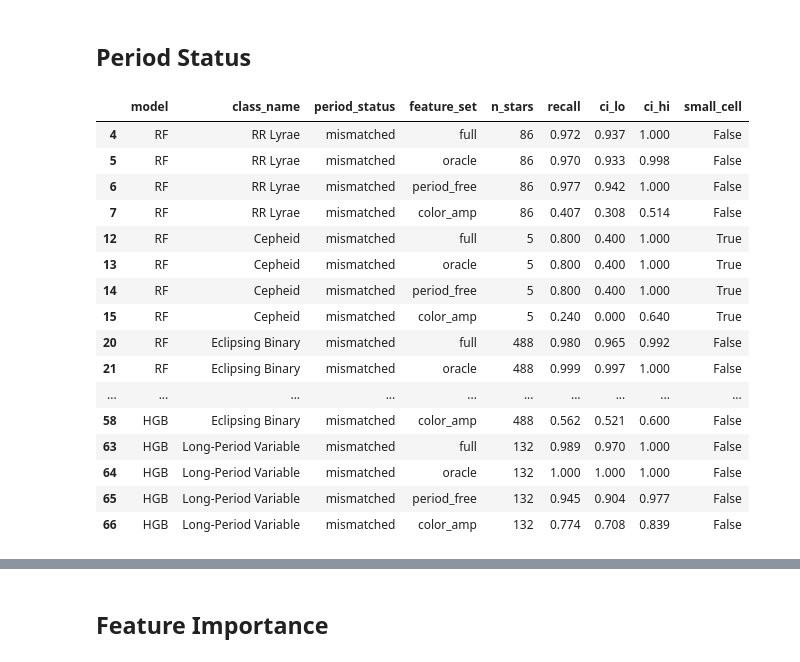
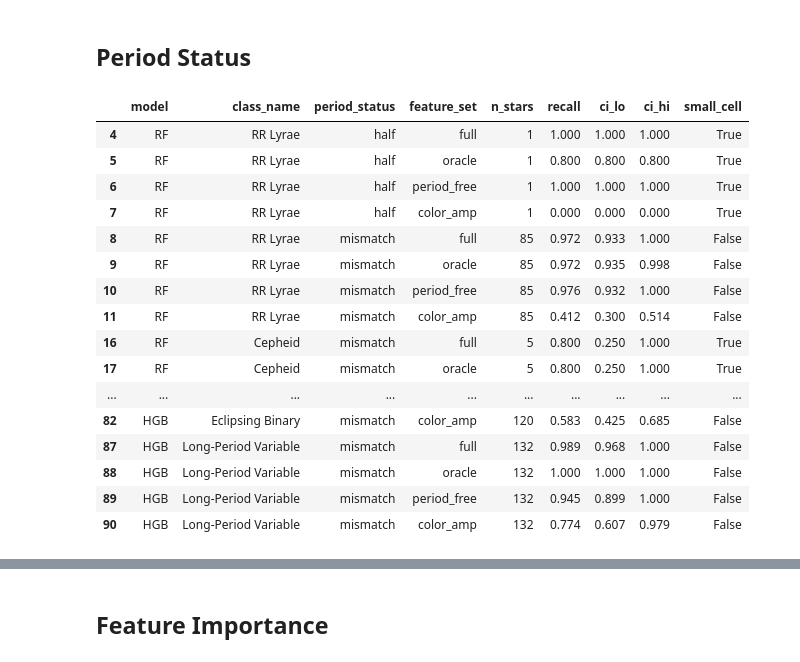
Before and after one commit to sumaitate/gaia-varstars, a Jupyter notebook: notebooks/0475_gaia_modeling.ipynb, the cells around one changed output, grey strips where cells are left out. Saved outputs shown, nothing was run; the diff lists cells and outputs as text; code cells hidden in the pictures.

```diff
--- a/notebooks/0475_gaia_modeling.ipynb
+++ b/notebooks/0475_gaia_modeling.ipynb
@@ -32,7 +32,7 @@ for path in (root / "src", root):
         sys.path.insert(0, str(path))
 
 from gaia_variable_stars.config import (
-    CLASSES, CV_FILE, FEATURE_FILE, FIGURES_ROOT, FOLDS,
+    CLASSES, CLEAN_FILE, CV_FILE, FEATURE_FILE, FIGURES_ROOT, FOLDS,
     MIN_POINTS, MODEL_FILE, MODELS_ROOT, PRED_FILE,
     RANK_FILE, SEED, SOURCE_FILE,
 )
@@ -40,6 +40,7 @@ from gaia_variable_stars.config import (
 FE_FEATURE_FILE = FEATURE_FILE.with_name("gaia_features_fe.csv")
 FE_VALIDATION_FILE = FEATURE_FILE.with_name("gaia_period_validation_fe.csv")
 FE_ORACLE_FILE = FEATURE_FILE.with_name("gaia_features_fe_oracle.csv")
+LABEL_FILE = FEATURE_FILE.with_name("gaia_label_confidence.csv")
 
 EXTRA_ROOT = MODELS_ROOT / "gaia_classification"
 PLOT_ROOT = FIGURES_ROOT / "gaia_classification"
@@ -341,7 +342,7 @@ REDUNDANCY = ["drop_magnitude_std", "drop_amplitude", "drop_fourier_amp"]
 predictions = {}
 
 for name in ["RF", "HGB"]:
-    for variant in MAIN + ABLATION + REDUNDANCY:
+    for variant in MAIN + ABLATION + REDUNDANCY + FAMILY_DROPS:
         predictions[(name, variant)] = predict_oof(name, variant)
         print(f"{name}: {variant}")
 
@@ -631,16 +716,38 @@ display(redundancy.round(4))
 stars["n_obs_bin"] = pd.qcut(stars["n_epochs"], 3, labels=["low", "medium", "high"])
 stars["g_mag_bin"] = pd.qcut(stars["g_mean_magnitude"], 3, labels=["bright", "middle", "faint"])
 
-robust_rows = []
+SUBSETS = (
+    [("n_obs_bin", level, stars["n_obs_bin"].eq(level).to_numpy()) for level in stars["n_obs_bin"].cat.categories]
+    + [("g_mag_bin", level, stars["g_mag_bin"].eq(level).to_numpy()) for level in stars["g_mag_bin"].cat.categories]
+    + [
+        ("label_cohort", "general_class_agrees", stars["matches_general_class"].to_numpy()),
+        ("label_cohort", "score>=0.5", (stars["best_class_score"] >= 0.5).to_numpy()),
+        ("label_cohort", "score>=0.9", (stars["best_class_score"] >= 0.9).to_numpy()),
+    ]
+)
+
+robust_rows, class_rows = [], []
 for name in ["RF", "HGB"]:
     for variant in ["full", "C_timedomain", "D_full"]:
-        for bin_col in ["n_obs_bin", "g_mag_bin"]:
-            for level in stars[bin_col].cat.categories:
-                mask = stars[bin_col].eq(level).to_numpy()
-                robust_rows.append({"model": name, "feature_set": variant, "bin": bin_col,
-                                    "level": level, **bootstrap_metrics(name, variant, mask)})
+        for bin_name, level, mask in SUBSETS:
+            counts = {f"n_{c}": int((mask & (truth_all == CLASS_INDEX[c])).sum()) for c in CLASSES}
+            robust_rows.append({
+                "model": name, "feature_set": variant, "bin": bin_name, "level": str(level),
+                **counts, "small_class": min(counts.values()) < MIN_CELL,
+                **bootstrap_metrics(name, variant, mask),
+            })
+            for c in CLASSES:
+                chosen = mask & (truth_all == CLASS_INDEX[c])
+                class_rows.append({
+                    "model": name, "feature_set": variant, "bin": bin_name, "level": str(level),
+                    "class_name": c, "n_stars": int(chosen.sum()),
+                    "recall": (PRED[(name, variant)][:, chosen] == CLASS_INDEX[c]).mean() if chosen.any() else np.nan,
+                })
 
 robustness = pd.DataFrame(robust_rows)
+robustness_class = pd.DataFrame(class_rows)
 robustness.to_csv(EXTRA_ROOT / "robustness.csv", index=False)
+robustness_class.to_csv(EXTRA_ROOT / "robustness_class.csv", index=False)
 display(robustness.round(4))
+display(robustness_class.loc[robustness_class["feature_set"].eq("full")].round(3))
 # %% [output]
@@ -667,7 +787,6 @@ display(robustness.round(4))
 status_rows = []
 paired_rows = []
 
-STATUSES = ["recovered", "mismatched", "ineligible"]
 PERIOD_SETS = ["full", "oracle", "period_free", "color_amp"]
 
 for name in ["RF", "HGB"]:
@@ -717,49 +836,49 @@ for name in ["RF", "HGB"]:
                     part, f"correct_{name}_{first}",
                     f"correct_{name}_{second}",
                     seed=SEED + 100 * CLASSES.index(class_name)
                     + 10 * STATUSES.index(status) + PERIOD_SETS.index(second),
                 )
 
                 paired_rows.append({
                     "model": name, "class_name": class_name,
                     "period_status": status,
                     "reference": first, "compared": second,
                     "n_stars": n, "recall_delta": delta,
                     "ci_lo": low, "ci_hi": high,
                     "small_cell": n < MIN_CELL,
                 })
 
 status_scores = pd.DataFrame(status_rows)
 paired_status = pd.DataFrame(paired_rows)
 
 status_scores.to_csv(EXTRA_ROOT / "status.csv", index=False)
 paired_status.to_csv(EXTRA_ROOT / "paired.csv", index=False)
 
 display(
-    status_scores.loc[status_scores["period_status"].eq("mismatched")]
+    status_scores.loc[status_scores["period_status"].isin(["half", "mismatch"])]
     .round(3)
 )
 
 display(
-    paired_status.loc[paired_status["period_status"].eq("mismatched")]
+    paired_status.loc[paired_status["period_status"].isin(["half", "mismatch"])]
     .round(3)
 )
 # %% [output]
 |  | model | class_name | period_status | feature_set | n_stars | recall | ci_lo | ci_hi | small_cell |
-| 4 | RF | RR Lyrae | mismatched | full | 86 | 0.972 | 0.937 | 1.000 | False |
-| 5 | RF | RR Lyrae | mismatched | oracle | 86 | 0.970 | 0.933 | 0.998 | False |
-| 6 | RF | RR Lyrae | mismatched | period_free | 86 | 0.977 | 0.942 | 1.000 | False |
-| 7 | RF | RR Lyrae | mismatched | color_amp | 86 | 0.407 | 0.308 | 0.514 | False |
-| 12 | RF | Cepheid | mismatched | full | 5 | 0.800 | 0.400 | 1.000 | True |
-| 13 | RF | Cepheid | mismatched | oracle | 5 | 0.800 | 0.400 | 1.000 | True |
-| 14 | RF | Cepheid | mismatched | period_free | 5 | 0.800 | 0.400 | 1.000 | True |
-| 15 | RF | Cepheid | mismatched | color_amp | 5 | 0.240 | 0.000 | 0.640 | True |
-| 20 | RF | Eclipsing Binary | mismatched | full | 488 | 0.980 | 0.965 | 0.992 | False |
-| 21 | RF | Eclipsing Binary | mismatched | oracle | 488 | 0.999 | 0.997 | 1.000 | False |
+| 4 | RF | RR Lyrae | half | full | 1 | 1.000 | 1.000 | 1.000 | True |
+| 5 | RF | RR Lyrae | half | oracle | 1 | 0.800 | 0.800 | 0.800 | True |
+| 6 | RF | RR Lyrae | half | period_free | 1 | 1.000 | 1.000 | 1.000 | True |
+| 7 | RF | RR Lyrae | half | color_amp | 1 | 0.000 | 0.000 | 0.000 | True |
+| 8 | RF | RR Lyrae | mismatch | full | 85 | 0.972 | 0.933 | 1.000 | False |
+| 9 | RF | RR Lyrae | mismatch | oracle | 85 | 0.972 | 0.935 | 0.998 | False |
+| 10 | RF | RR Lyrae | mismatch | period_free | 85 | 0.976 | 0.932 | 1.000 | False |
+| 11 | RF | RR Lyrae | mismatch | color_amp | 85 | 0.412 | 0.300 | 0.514 | False |
+| 16 | RF | Cepheid | mismatch | full | 5 | 0.800 | 0.250 | 1.000 | True |
+| 17 | RF | Cepheid | mismatch | oracle | 5 | 0.800 | 0.250 | 1.000 | True |
 | ... | ... | ... | ... | ... | ... | ... | ... | ... | ... |
-| 58 | HGB | Eclipsing Binary | mismatched | color_amp | 488 | 0.562 | 0.521 | 0.600 | False |
-| 63 | HGB | Long-Period Variable | mismatched | full | 132 | 0.989 | 0.970 | 1.000 | False |
-| 64 | HGB | Long-Period Variable | mismatched | oracle | 132 | 1.000 | 1.000 | 1.000 | False |
-| 65 | HGB | Long-Period Variable | mismatched | period_free | 132 | 0.945 | 0.904 | 0.977 | False |
-| 66 | HGB | Long-Period Variable | mismatched | color_amp | 132 | 0.774 | 0.708 | 0.839 | False |
+| 82 | HGB | Eclipsing Binary | mismatch | color_amp | 120 | 0.583 | 0.425 | 0.685 | False |
+| 87 | HGB | Long-Period Variable | mismatch | full | 132 | 0.989 | 0.968 | 1.000 | False |
+| 88 | HGB | Long-Period Variable | mismatch | oracle | 132 | 1.000 | 1.000 | 1.000 | False |
+| 89 | HGB | Long-Period Variable | mismatch | period_free | 132 | 0.945 | 0.899 | 1.000 | False |
+| 90 | HGB | Long-Period Variable | mismatch | color_amp | 132 | 0.774 | 0.607 | 0.979 | False |
 |  | model | class_name | period_status | reference | compared | n_stars | recall_delta | ci_lo | ci_hi | ... |
```
Also changed, not shown: parts of 13 cells of this notebook, 22 other files.
